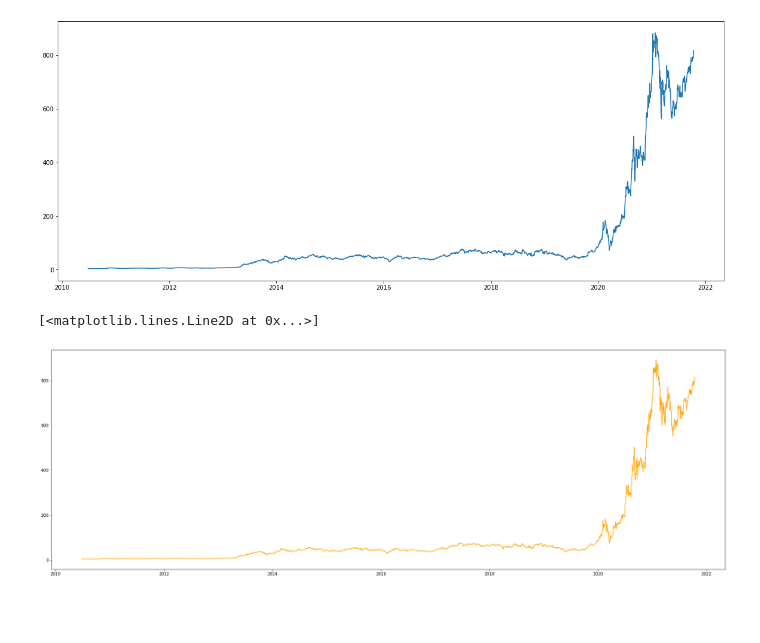
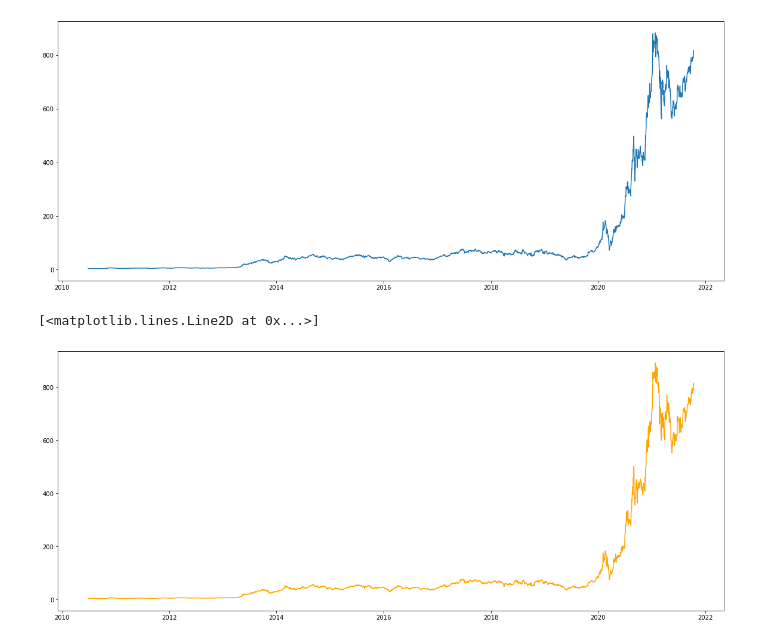
Before and after one commit to michaelekornrud/Oblig2_AI, a Jupyter notebook: Tesla.ipynb, the cells around one changed output. Drawn from its saved outputs; the diff is of its cells as text; code cells hidden in the pictures; blank space fills up the shorter version.

Commit message:
Hopefully the final push
Added some graphs, filled inn with more code-comments

```diff
--- a/Tesla.ipynb
+++ b/Tesla.ipynb
@@ -63,12 +66,13 @@ plt.plot(df['Close'], label = 'Close price history')
 [figure]
 # %%
 #Ploting the opening prices
+plt.figure(figsize=(20,8))
 plt.plot(df['Open'], color="orange", label = 'Open price history')
 
 #This is probably unnessesary
 # %% [output]
 [<matplotlib.lines.Line2D at 0x...>]
-[figure, old version]
+[figure, new version]
 # %%
 #Preparing the data with a scaler from the 'sklearn' library
 
```
Also changed, not shown: parts of 11 cells of this notebook.
